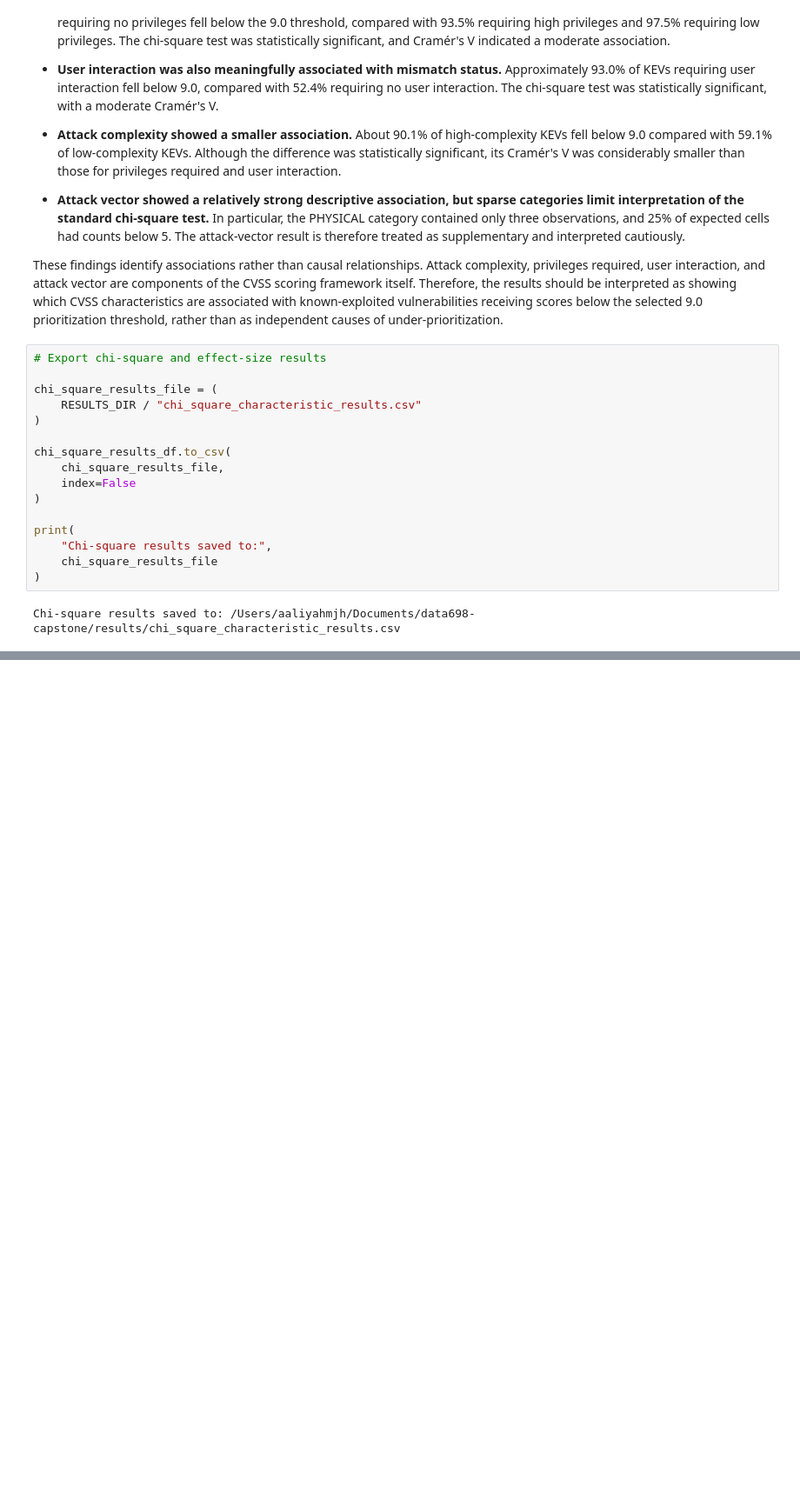
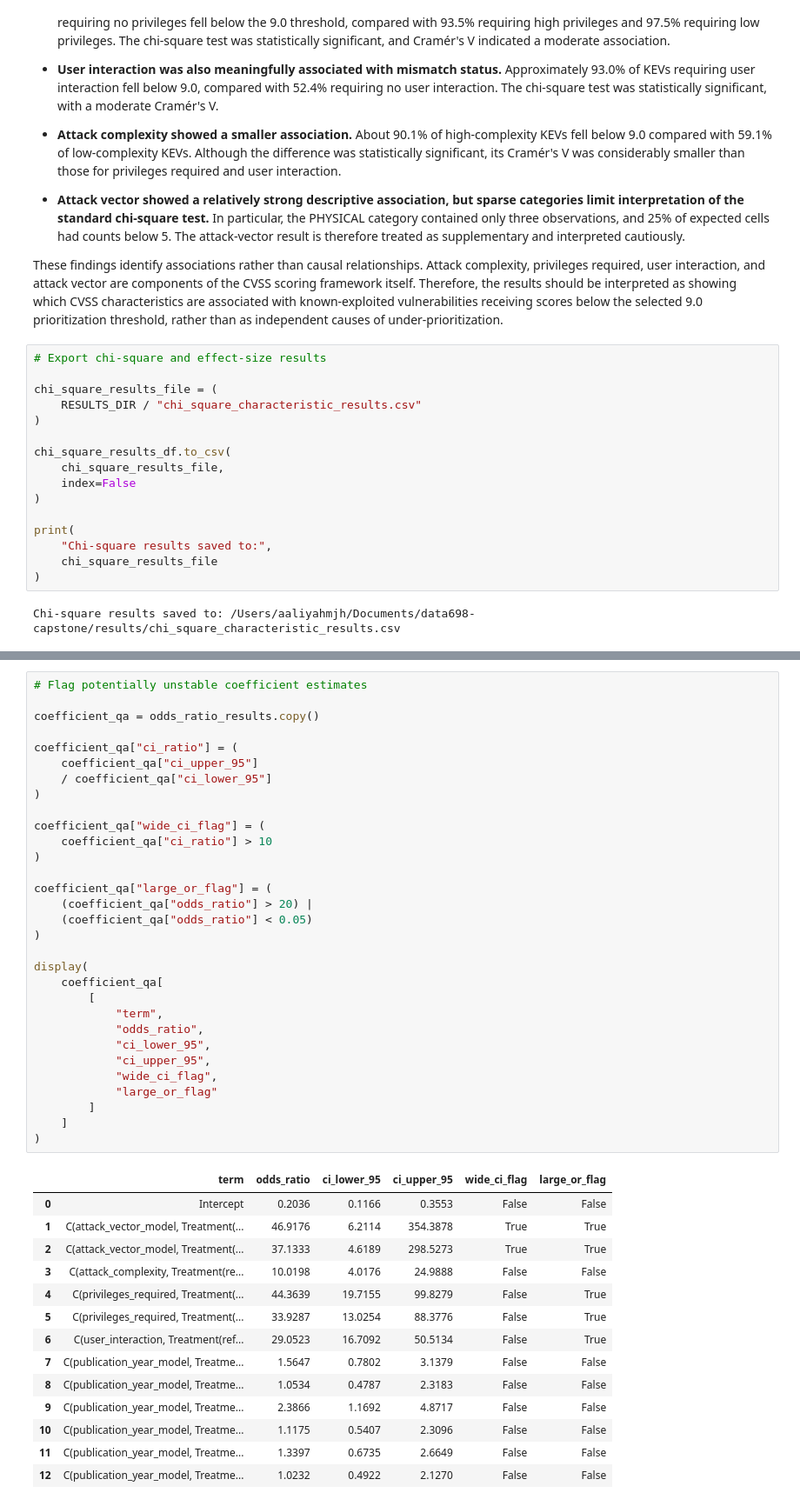
Before and after one commit to aaliyahmjh/data698-capstone, a Jupyter notebook: notebooks/core_eda.ipynb, the cells around one changed output, grey strips where cells are left out. Shown at 87% size. Cells and saved outputs as stored; diff of their text form; blank space fills up the shorter version.

```diff
--- a/notebooks/core_eda.ipynb
+++ b/notebooks/core_eda.ipynb
@@ -1429,0 +1941,46 @@ Chi-square results saved to: /Users/aaliyahmjh/Documents/data698-capstone/result
+# %%
+# Flag potentially unstable coefficient estimates
+
+coefficient_qa = odds_ratio_results.copy()
+
+coefficient_qa["ci_ratio"] = (
+    coefficient_qa["ci_upper_95"]
+    / coefficient_qa["ci_lower_95"]
+)
+
+coefficient_qa["wide_ci_flag"] = (
+    coefficient_qa["ci_ratio"] > 10
+)
+
+coefficient_qa["large_or_flag"] = (
+    (coefficient_qa["odds_ratio"] > 20) |
+    (coefficient_qa["odds_ratio"] < 0.05)
+)
+
+display(
+    coefficient_qa[
+        [
+            "term",
+            "odds_ratio",
+            "ci_lower_95",
+            "ci_upper_95",
+            "wide_ci_flag",
+            "large_or_flag"
+        ]
+    ]
+)
+# %% [output]
+|  | term | odds_ratio | ci_lower_95 | ci_upper_95 | wide_ci_flag | large_or_flag |
+| 0 | Intercept | 0.2036 | 0.1166 | 0.3553 | False | False |
+| 1 | C(attack_vector_model, Treatment(... | 46.9176 | 6.2114 | 354.3878 | True | True |
+| 2 | C(attack_vector_model, Treatment(... | 37.1333 | 4.6189 | 298.5273 | True | True |
+| 3 | C(attack_complexity, Treatment(re... | 10.0198 | 4.0176 | 24.9888 | False | False |
+| 4 | C(privileges_required, Treatment(... | 44.3639 | 19.7155 | 99.8279 | False | True |
+| 5 | C(privileges_required, Treatment(... | 33.9287 | 13.0254 | 88.3776 | False | True |
+| 6 | C(user_interaction, Treatment(ref... | 29.0523 | 16.7092 | 50.5134 | False | True |
+| 7 | C(publication_year_model, Treatme... | 1.5647 | 0.7802 | 3.1379 | False | False |
+| 8 | C(publication_year_model, Treatme... | 1.0534 | 0.4787 | 2.3183 | False | False |
+| 9 | C(publication_year_model, Treatme... | 2.3866 | 1.1692 | 4.8717 | False | False |
+| 10 | C(publication_year_model, Treatme... | 1.1175 | 0.5407 | 2.3096 | False | False |
+| 11 | C(publication_year_model, Treatme... | 1.3397 | 0.6735 | 2.6649 | False | False |
+| 12 | C(publication_year_model, Treatme... | 1.0232 | 0.4922 | 2.1270 | False | False |
```
Also changed, not shown: parts of 22 cells of this notebook, 2 other files.
